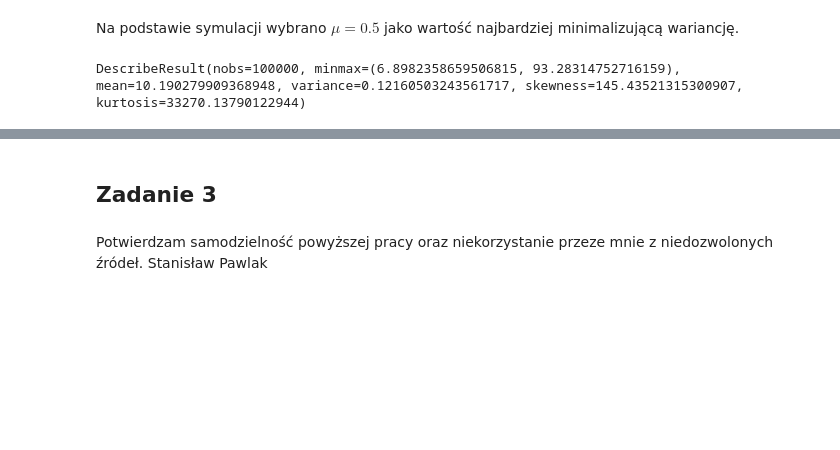
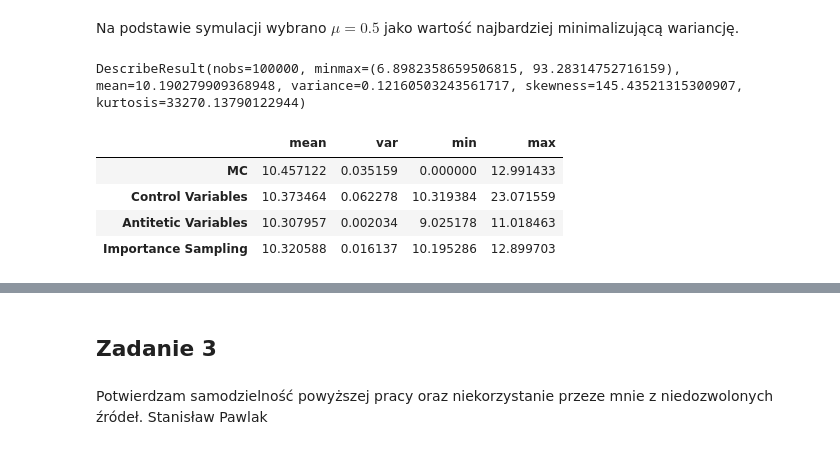
Before and after one commit to stapaw/financial_math, a Jupyter notebook: lab5/lab5.ipynb, the cells around one changed output, grey strips where cells are left out. Cells and saved outputs as stored; diff of their text form; code cells hidden in the pictures; blank space fills up the shorter version.

```diff
--- a/lab5/lab5.ipynb
+++ b/lab5/lab5.ipynb
@@ -363,0 +351,28 @@ DescribeResult(nobs=100000, minmax=(6.8982358659506815, 93.28314752716159), mean
+# %%
+
+metrices = {
+            'mean':lambda x: x.mean,
+            'var': lambda x: x.variance,
+            'min': lambda x: x.minmax[0],
+            'max': lambda x: x.minmax[1],
+           }
+
+methods = {
+        'MC': mc,
+        'Control Variables' : cv,
+        'Antitetic Variables': av,
+        'Importance Sampling': import_sampling,
+#         'Stratified sampling': stratified_sampling
+         }
+
+df = pd.DataFrame()
+for method_key, method in methods.items():
+    for metric_key, metric in metrices.items():
+        df.loc[method_key, metric_key] = metric(scipy.stats.describe(method))
+df
+# %% [output]
+|  | mean | var | min | max |
+| MC | 10.457122 | 0.035159 | 0.000000 | 12.991433 |
+| Control Variables | 10.373464 | 0.062278 | 10.319384 | 23.071559 |
+| Antitetic Variables | 10.307957 | 0.002034 | 9.025178 | 11.018463 |
+| Importance Sampling | 10.320588 | 0.016137 | 10.195286 | 12.899703 |
```
Also changed, not shown: parts of 9 cells of this notebook.
